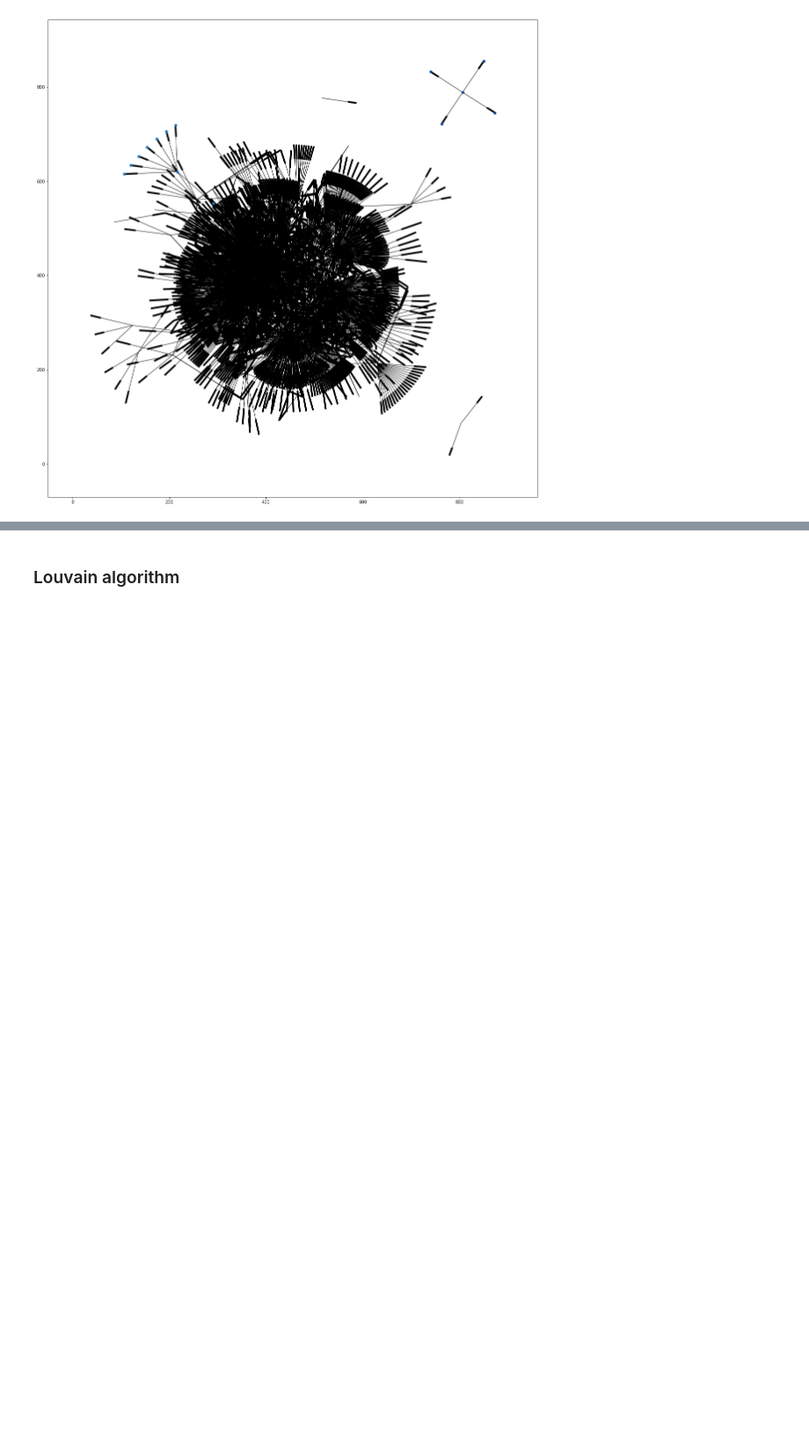
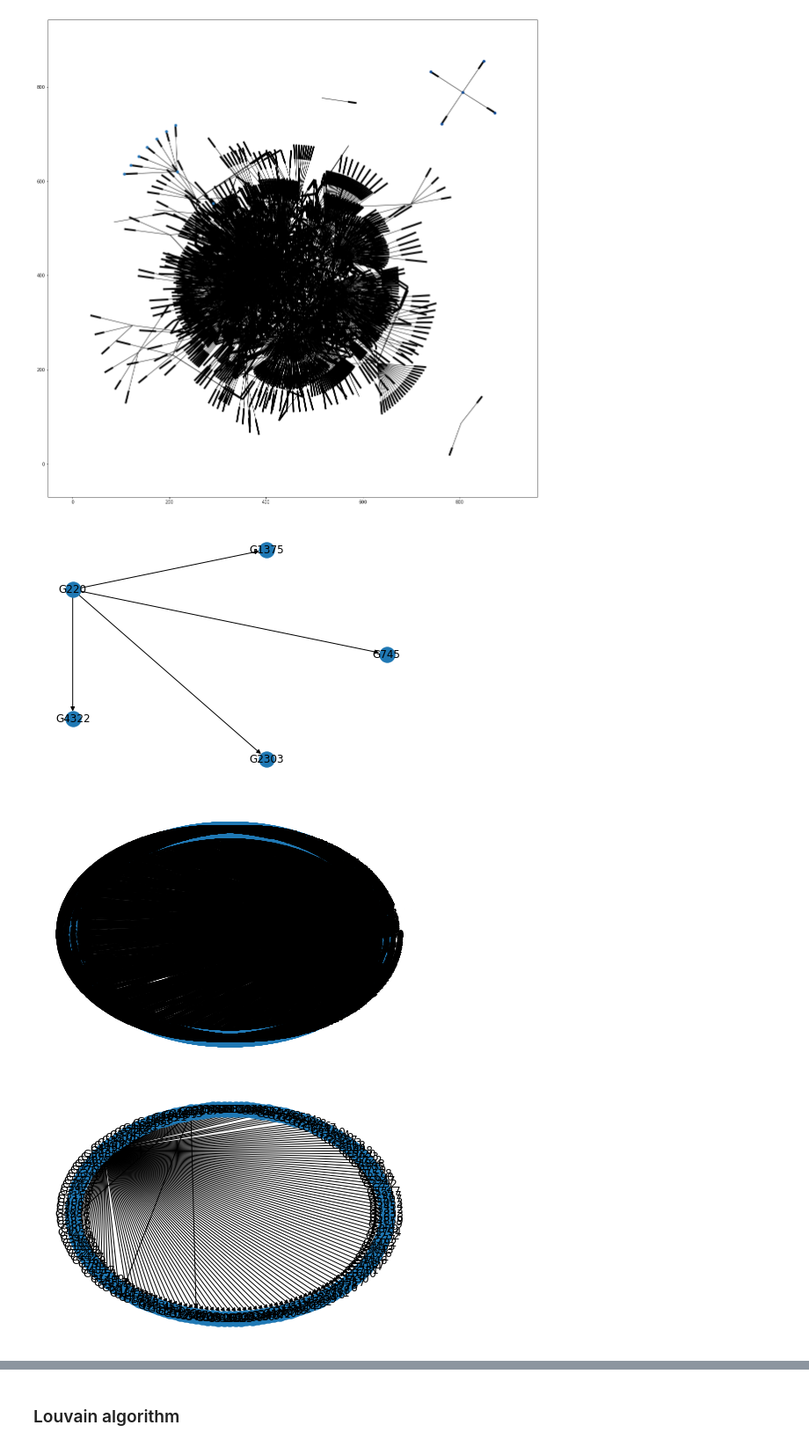
Before and after one commit to RuzickaJiri/Computer_Sciences, a Jupyter notebook: Graph_Theory.ipynb, the cells around one changed output, grey strips where cells are left out. Shown at 88% size. Drawn from its saved outputs; the diff is of its cells as text; code cells hidden in the pictures; blank space fills up the shorter version.

Commit message:
communities

```diff
--- a/Graph_Theory.ipynb
+++ b/Graph_Theory.ipynb
@@ -261,4 +266,5 @@ comp = ntx.algorithms.community.centrality.girvan_newman(G)
 # %%
 for communities in itertools.islice(comp, k):
     print(tuple(sorted(c) for c in communities))
+    list_comm = tuple(sorted(c) for c in communities)
 # %% [output]
@@ -292,7 +297,12 @@ draw_agraph(G, some_comms)
 # %% [output]
 [figure]
 # %%
-(ntx.draw_circular(G.subgraph(comm), with_labels= True) for comm in comm_list)
-
 commun1 = G.subgraph(['G1375', 'G220', 'G2303', 'G4322', 'G745'])
 ntx.draw_circular(commun1, with_labels= True)
+for comm in list_comm:
+    plt.figure()
+    ntx.draw_circular(G.subgraph(comm), with_labels= True)
+# %% [output]
+[figure, added]
+[figure, added]
+[figure, added]
```
Also changed, not shown: parts of 4 cells of this notebook.
